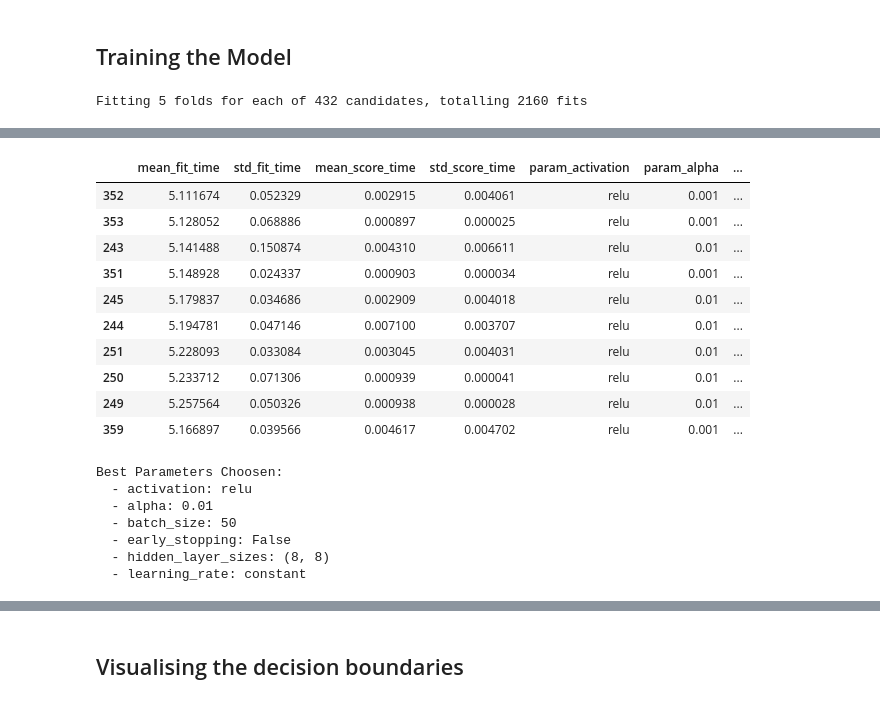
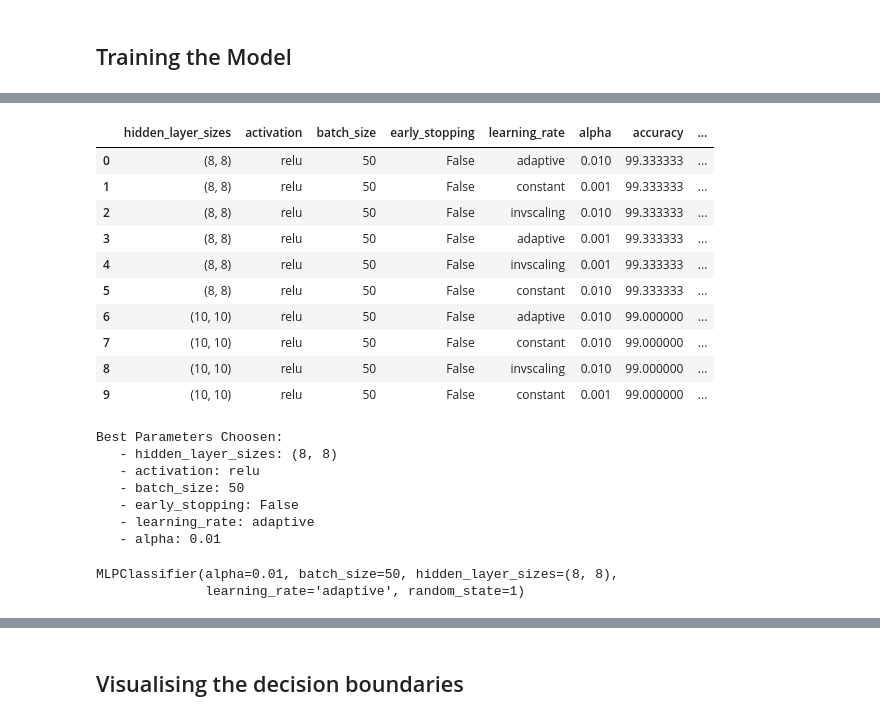
Before and after one commit to sowmyamanojna/CS5691-PRML-Assignments, a Jupyter notebook: assignment3/codes/1B_MLFFNN.ipynb, the cells around one changed output, grey strips where cells are left out. Cells and saved outputs as stored; diff of their text form; code cells hidden in the pictures.

```diff
--- a/assignment3/codes/1B_MLFFNN.ipynb
+++ b/assignment3/codes/1B_MLFFNN.ipynb
@@ -34,8 +39,8 @@ warnings.filterwarnings("ignore")
 # %%
 # Get the data
 column_names = ["x1", "x2", "y"]
-df = pd.read_csv("train.csv", names=column_names)
-df_test = pd.read_csv("dev.csv", names=column_names)
+df = pd.read_csv("../datasets/1B/train.csv", names=column_names)
+df_test = pd.read_csv("../datasets/1B/dev.csv", names=column_names)
 display(df.head())
 
 # Split dev into test and validation
@@ -73,10 +78,6 @@ y_test = df_test["y"].to_numpy().astype("int")
 # %% [markdown]
 ## Training the Model
 # %%
-# parameters = {"hidden_layer_sizes":[(5,5),(8,5),(8,8),10,15], "activation":["logistic", "tanh", "relu"], \
-#               "solver":["lbfgs", "sgd", "adam"], "batch_size":[100, 200, "auto"], \
-#               "alpha":[0, 0.0001], "learning_rate":["constant", "adaptive", "invscaling"], \
-#              }
 parameters = {"hidden_layer_sizes":[(5,5),(6,6),(7,7),(8,8),(9,9),(10,10)],\
               "activation":["logistic", "relu"], \
               "batch_size":[50, 100, 200], "early_stopping":[True, False], \
@@ -86,11 +87,9 @@ parameters = {"hidden_layer_sizes":[(5,5),(6,6),(7,7),(8,8),(9,9),(10,10)],\
 
 mlp = MLPClassifier(random_state=1)
 
-clf = GridSearchCV(mlp, parameters, verbose=1, n_jobs=6)
-clf.fit(X_train, y_train)
+clf = GridSearch1B(mlp, parameters)
+clf.fit(X_train, y_train, X_val, y_val)
 result_df = pd.DataFrame(clf.cv_results_)
-result_df.to_csv("1B_MLFFNN.csv")
-result_df = result_df.sort_values(by=["rank_test_score", "mean_fit_time"])
+result_df.to_csv("../parameter_search/1B_MLFFNN_train_val.csv")
 result_df.head(10)
 # %% [output]
-Fitting 5 folds for each of 432 candidates, totalling 2160 fits
@@ -105,34 +96,31 @@ Fitting 5 folds for each of 432 candidates, totalling 2160 fits
-|  | mean_fit_time | std_fit_time | mean_score_time | std_score_time | param_activation | param_alpha | ... |
-| 352 | 5.111674 | 0.052329 | 0.002915 | 0.004061 | relu | 0.001 | ... |
-| 353 | 5.128052 | 0.068886 | 0.000897 | 0.000025 | relu | 0.001 | ... |
-| 243 | 5.141488 | 0.150874 | 0.004310 | 0.006611 | relu | 0.01 | ... |
-| 351 | 5.148928 | 0.024337 | 0.000903 | 0.000034 | relu | 0.001 | ... |
-| 245 | 5.179837 | 0.034686 | 0.002909 | 0.004018 | relu | 0.01 | ... |
-| 244 | 5.194781 | 0.047146 | 0.007100 | 0.003707 | relu | 0.01 | ... |
-| 251 | 5.228093 | 0.033084 | 0.003045 | 0.004031 | relu | 0.01 | ... |
-| 250 | 5.233712 | 0.071306 | 0.000939 | 0.000041 | relu | 0.01 | ... |
-| 249 | 5.257564 | 0.050326 | 0.000938 | 0.000028 | relu | 0.01 | ... |
-| 359 | 5.166897 | 0.039566 | 0.004617 | 0.004702 | relu | 0.001 | ... |
+|  | hidden_layer_sizes | activation | batch_size | early_stopping | learning_rate | alpha | accuracy | ... |
+| 0 | (8, 8) | relu | 50 | False | adaptive | 0.010 | 99.333333 | ... |
+| 1 | (8, 8) | relu | 50 | False | constant | 0.001 | 99.333333 | ... |
+| 2 | (8, 8) | relu | 50 | False | invscaling | 0.010 | 99.333333 | ... |
+| 3 | (8, 8) | relu | 50 | False | adaptive | 0.001 | 99.333333 | ... |
+| 4 | (8, 8) | relu | 50 | False | invscaling | 0.001 | 99.333333 | ... |
+| 5 | (8, 8) | relu | 50 | False | constant | 0.010 | 99.333333 | ... |
+| 6 | (10, 10) | relu | 50 | False | adaptive | 0.010 | 99.000000 | ... |
+| 7 | (10, 10) | relu | 50 | False | constant | 0.010 | 99.000000 | ... |
+| 8 | (10, 10) | relu | 50 | False | invscaling | 0.010 | 99.000000 | ... |
+| 9 | (10, 10) | relu | 50 | False | constant | 0.001 | 99.000000 | ... |
 # %%
 print("Best Parameters Choosen:")
 for i in clf.best_params_:
-    print("  - ", i, ": ", clf.best_params_[i], sep="")
+    print("   - ", i, ": ", clf.best_params_[i], sep="")
 
-best_mlp = clf.best_estimator_
-
-# best_mlp = MLPClassifier(random_state=1, activation="relu", alpha=0.1, \
-#                     batch_size=50, early_stopping=False, max_iter=500, \
-#                     hidden_layer_sizes=(8,8), learning_rate="constant")
-
-# best_mlp.fit(X_train, y_train)
+best_mlp = MLPClassifier(random_state=1, **clf.best_params_)
+best_mlp.fit(X_train, y_train)
 # %% [output]
 Best Parameters Choosen:
-  - activation: relu
-  - alpha: 0.01
-  - batch_size: 50
-  - early_stopping: False
-  - hidden_layer_sizes: (8, 8)
-  - learning_rate: constant
+   - hidden_layer_sizes: (8, 8)
+   - activation: relu
+   - batch_size: 50
+   - early_stopping: False
+   - learning_rate: adaptive
+   - alpha: 0.01
+MLPClassifier(alpha=0.01, batch_size=50, hidden_layer_sizes=(8, 8),
+              learning_rate='adaptive', random_state=1)
 # %%
 y_pred = best_mlp.predict(X_train)
 print("Accuracy:", 100*np.sum(y_pred==y_train)/y_train.size)
```
Also changed, not shown: parts of 7 cells of this notebook, 6 other files.
